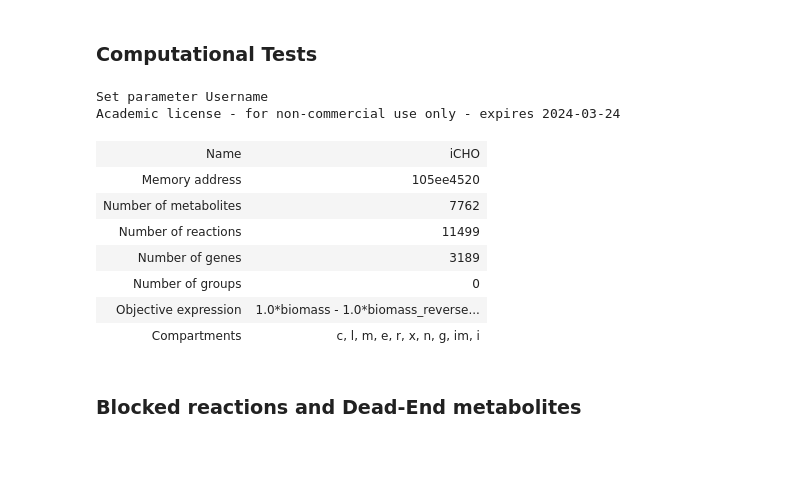
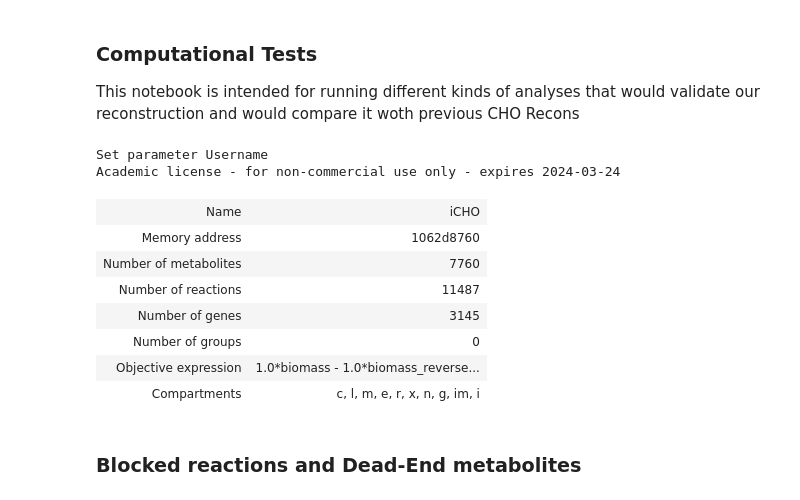
Before and after one commit to LewisLabUCSD/iCHO3K, a Jupyter notebook: Notebooks/computational_tests.ipynb, the cells around one changed output. Drawn from its saved outputs; the diff is of its cells as text; code cells hidden in the pictures; blank space fills up the shorter version.

```diff
--- a/Notebooks/computational_tests.ipynb
+++ b/Notebooks/computational_tests.ipynb
@@ -1,23 +1,25 @@
-# %% [markdown]
-### Computational Tests
+# %% [markdown]
+### Computational Tests
+
+This notebook is intended for running different kinds of analyses that would validate our reconstruction and would compare it woth previous CHO Recons
 # %%
 from cobra.io import load_json_model
 import pandas as pd
 
 import utils
 from utils import detect_dead_ends
 
 # model = read_sbml_model('iCHOv3_CHO_05072023.xml')
-model = load_json_model('iCHOv3_CHO_05072023.json')
+model = load_json_model('iCHOv3_CHO_27072023.json')
 model
 # %% [output]
 Set parameter Username
 Academic license - for non-commercial use only - expires 2024-03-24
 | Name | iCHO |
-| Memory address | 105ee4520 |
-| Number of metabolites | 7762 |
-| Number of reactions | 11499 |
-| Number of genes | 3189 |
+| Memory address | 1062d8760 |
+| Number of metabolites | 7760 |
+| Number of reactions | 11487 |
+| Number of genes | 3145 |
 | Number of groups | 0 |
 | Objective expression | 1.0*biomass - 1.0*biomass_reverse... |
 | Compartments | c, l, m, e, r, x, n, g, im, i |
```
Also changed, not shown: parts of 10 cells of this notebook, 9 other files.
